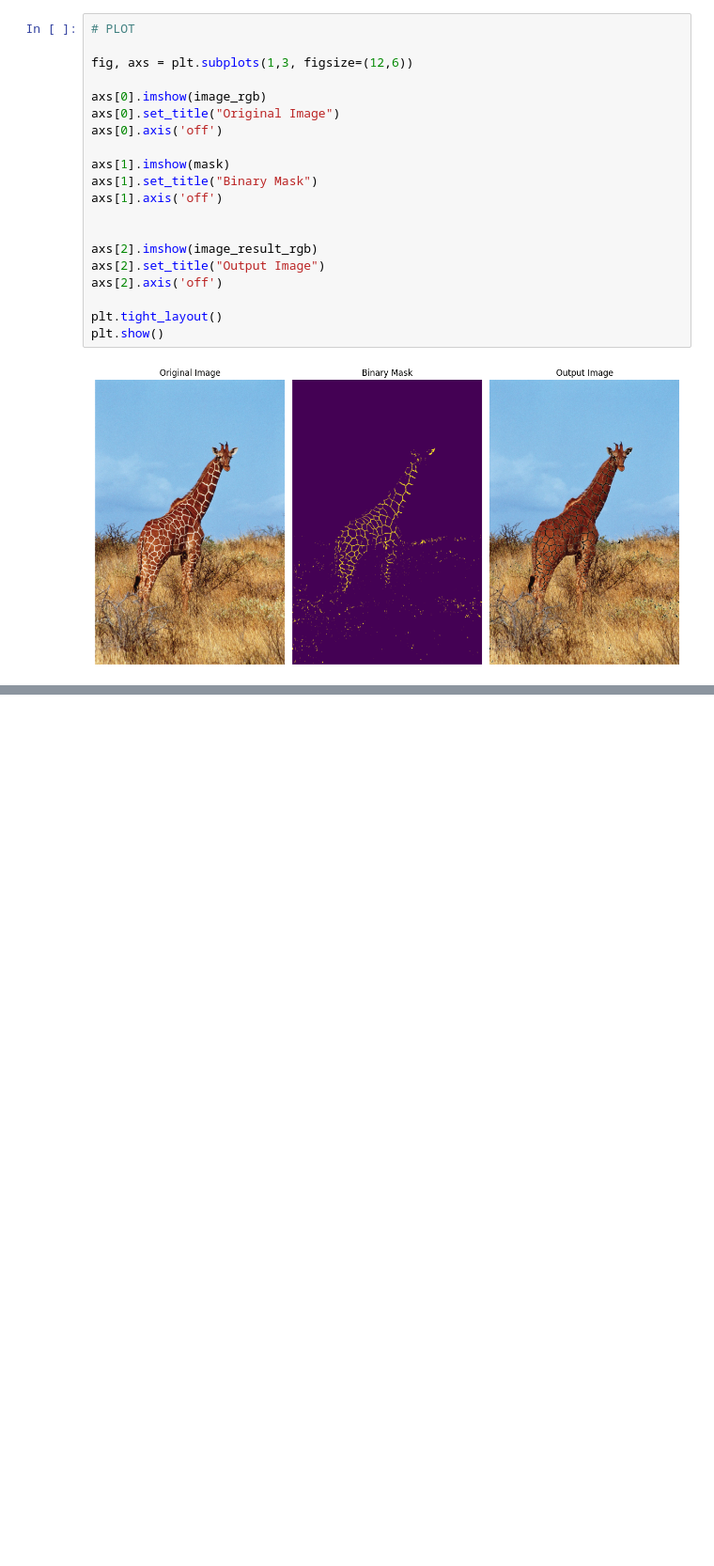
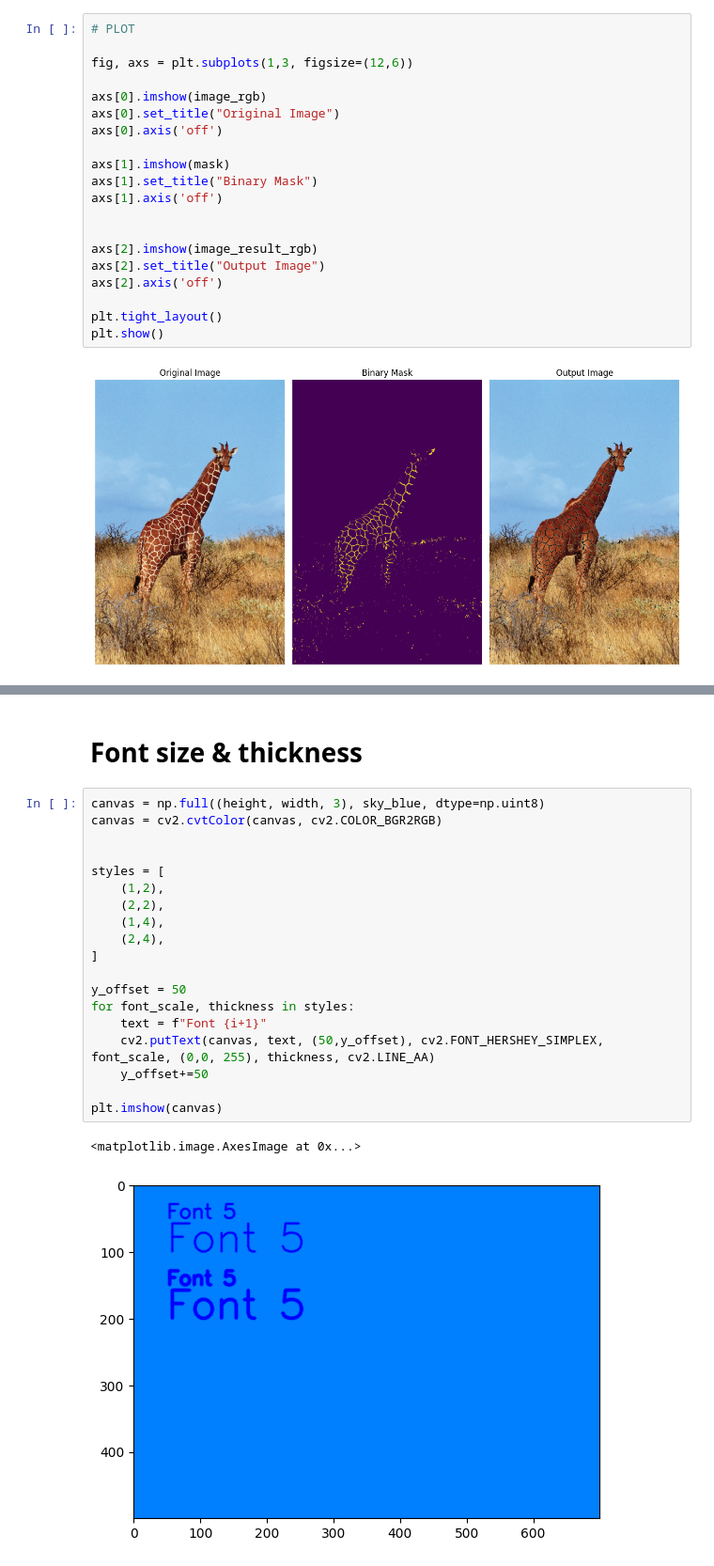
Before and after one commit to drpetros11111/Complete_ComputerVisiom_Krishn, a Jupyter notebook: CV2_Capabilities_merged_nb.ipynb, the cells around one changed output, grey strips where cells are left out. Shown at 94% size. Drawn from its saved outputs; the diff is of its cells as text; blank space fills up the shorter version.

```diff
--- a/CV2_Capabilities_merged_nb.ipynb
+++ b/CV2_Capabilities_merged_nb.ipynb
@@ -1052,0 +1285,24 @@ plt.show()
+# %% [markdown]
+# Font size & thickness
+# %%
+canvas = np.full((height, width, 3), sky_blue, dtype=np.uint8)
+canvas = cv2.cvtColor(canvas, cv2.COLOR_BGR2RGB)
+
+
+styles = [
+    (1,2),
+    (2,2),
+    (1,4),
+    (2,4),
+]
+
+y_offset = 50
+for font_scale, thickness in styles:
+    text = f"Font {i+1}"
+    cv2.putText(canvas, text, (50,y_offset), cv2.FONT_HERSHEY_SIMPLEX, font_scale, (0,0, 255), thickness, cv2.LINE_AA)
+    y_offset+=50
+
+plt.imshow(canvas)
+# %% [output]
+<matplotlib.image.AxesImage at 0x...>
+[figure, added]
```
Also changed, not shown: parts of 8 cells of this notebook.
